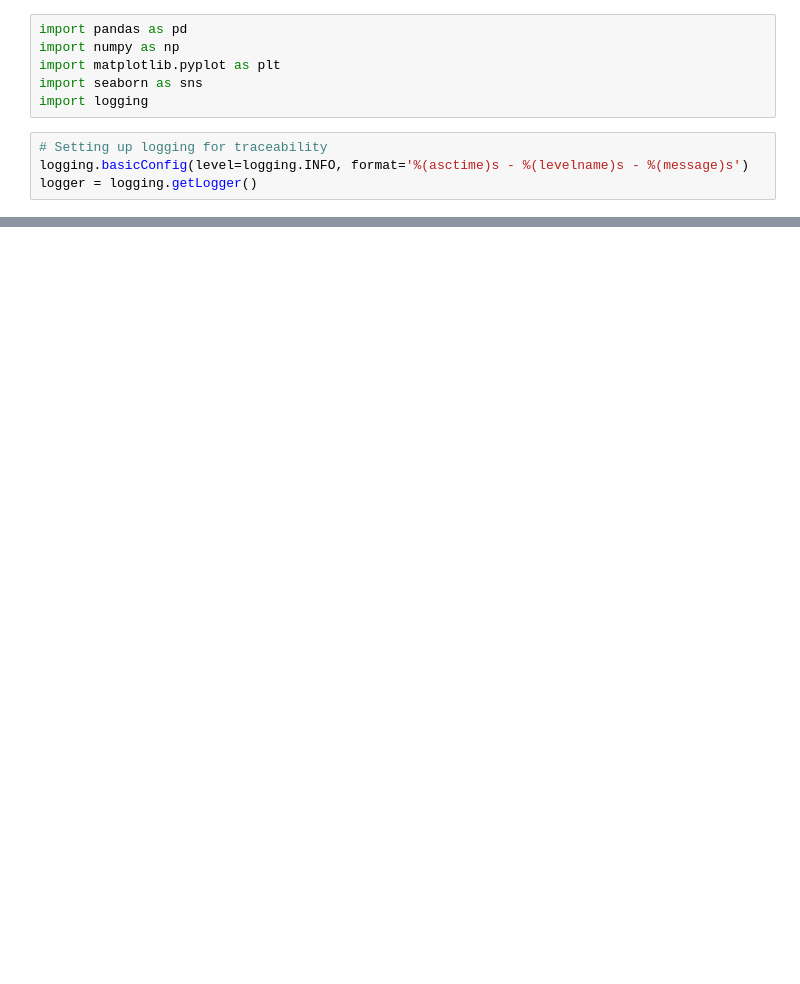
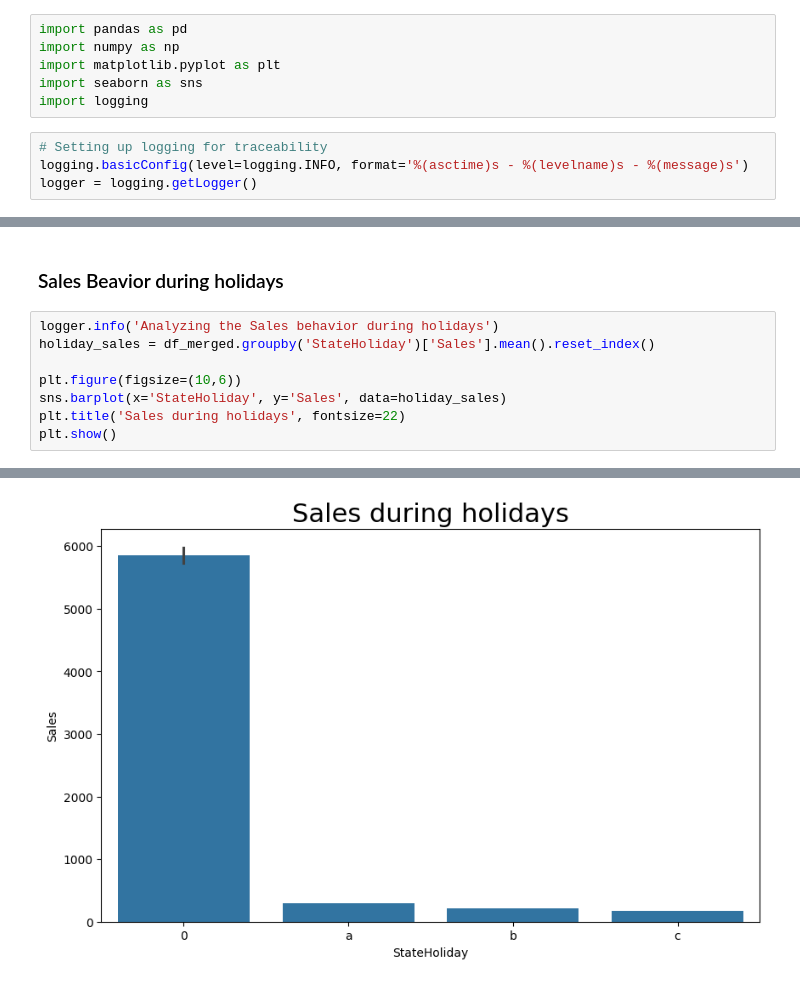
Before and after one commit to abrhame/Rossmann-Pharmaceuticals, a Jupyter notebook: notebooks/task1.ipynb, the cells around one changed output, grey strips where cells are left out. Drawn from its saved outputs; the diff is of its cells as text; blank space fills up the shorter version.

```diff
--- a/notebooks/task1.ipynb
+++ b/notebooks/task1.ipynb
@@ -73,0 +206,11 @@ logger.info(f"merged dataset shape: {df_merged.shape}")
+# %% [markdown]
+### Sales Beavior during holidays
+# %%
+logger.info('Analyzing the Sales behavior during holidays')
+holiday_sales = df_merged.groupby('StateHoliday')['Sales'].mean().reset_index()
+
+plt.figure(figsize=(10,6))
+sns.barplot(x='StateHoliday', y='Sales', data=holiday_sales)
+plt.title('Sales during holidays', fontsize=22)
+plt.show()
+# %% [output]
@@ -73,0 +218 @@ logger.info(f"merged dataset shape: {df_merged.shape}")
+[figure, added]
```
Also changed, not shown: parts of 27 cells of this notebook.
